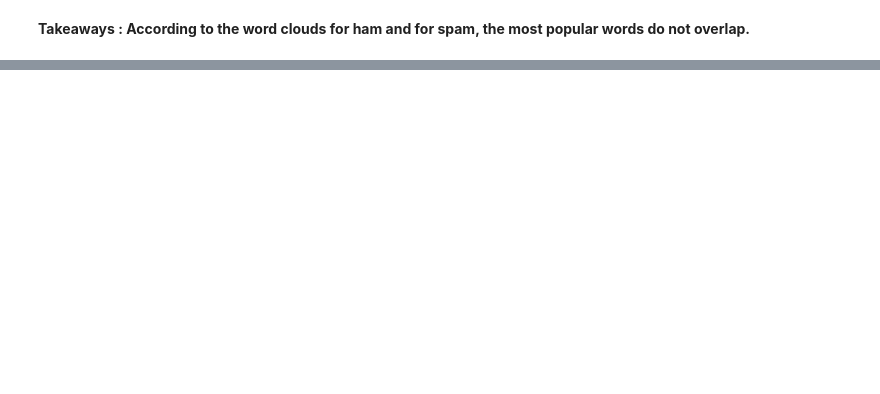
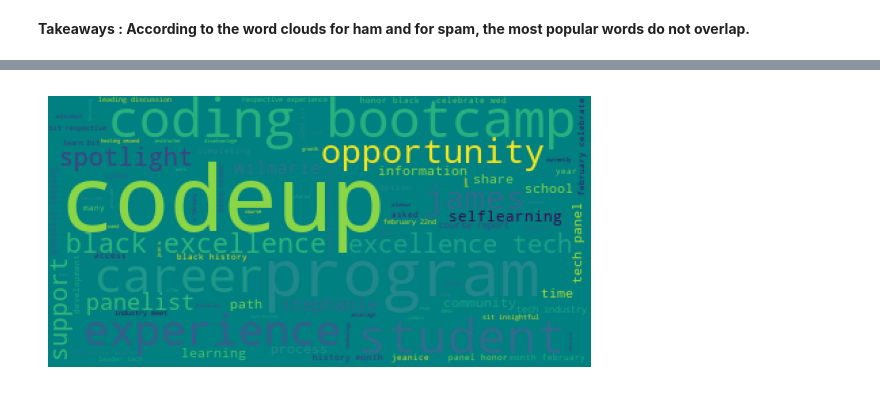
Before and after one commit to MagdalenaRahn/nlp-natural-language-processing, a Jupyter notebook: nlp_explore_exercises_01MAR23pm.ipynb, the cells around one changed output, grey strips where cells are left out. Saved outputs shown, nothing was run; the diff lists cells and outputs as text; code cells hidden in the pictures; blank space fills up the shorter version.

```diff
--- a/nlp_explore_exercises_01MAR23pm.ipynb
+++ b/nlp_explore_exercises_01MAR23pm.ipynb
@@ -305,0 +329,4 @@ plt.show()
+# %%
+# acquiring json
+
+blog = pd.read_json('blog_posts.json')
@@ -305,0 +503,11 @@ plt.show()
+# %%
+# general word cloud
+
+allo = WordCloud(background_color = 'teal').generate(' '.join(words))
+plt.figure(figsize = (7, 5))
+plt.imshow(allo)
+plt.axis('off')
+
+plt.show()
+# %% [output]
+[figure, added]
```
Also changed, not shown: parts of 42 cells of this notebook, 1 other file.
